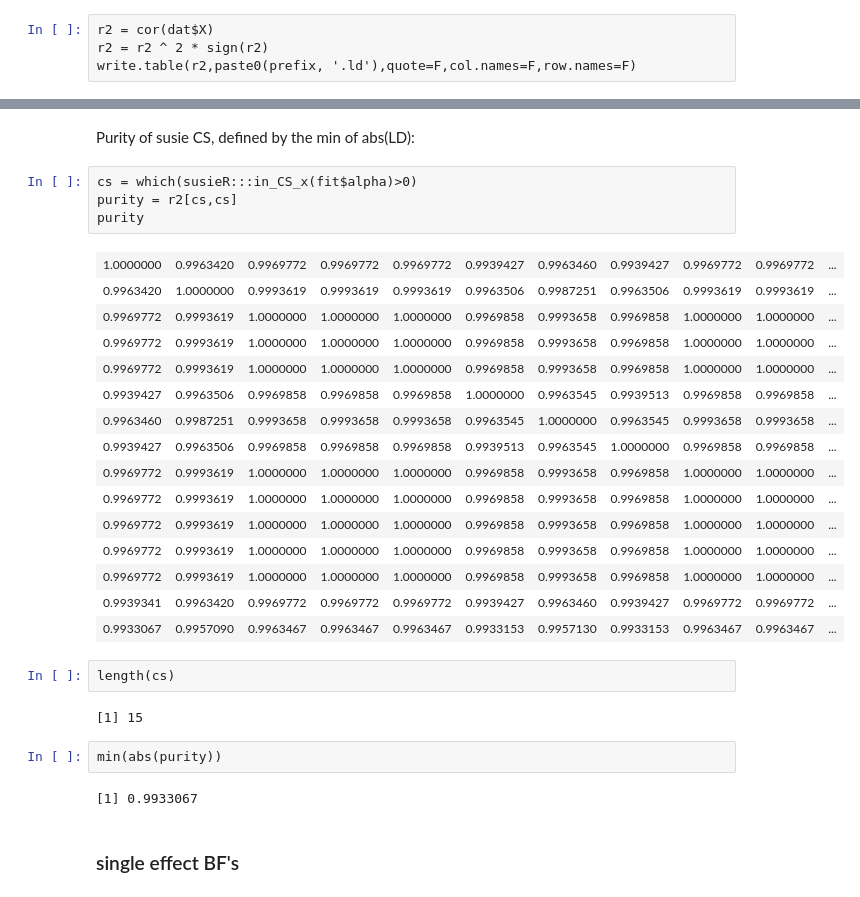
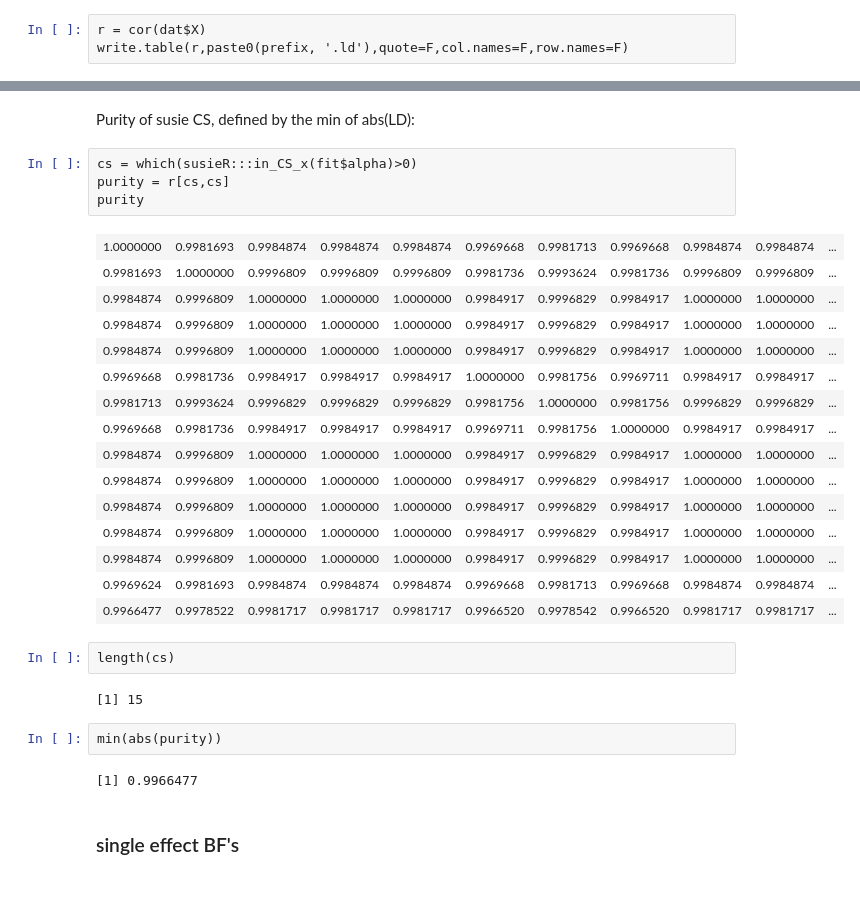
Before and after one commit to gaow/mvarbvs, a Jupyter notebook: analysis/20180601_One_Causal_CAVIAR_Exam.ipynb, the cells around one changed output, grey strips where cells are left out. Drawn from its saved outputs; the diff is of its cells as text.

```diff
--- a/analysis/20180601_One_Causal_CAVIAR_Exam.ipynb
+++ b/analysis/20180601_One_Causal_CAVIAR_Exam.ipynb
@@ -77,9 +80,8 @@ which(dat$true_coef[,1] != 0)
 # %% [markdown]
 Now output LD and summary stats for CAVIAR
 # %%
-r2 = cor(dat$X)
-r2 = r2 ^ 2 * sign(r2)
-write.table(r2,paste0(prefix, '.ld'),quote=F,col.names=F,row.names=F)
+r = cor(dat$X)
+write.table(r,paste0(prefix, '.ld'),quote=F,col.names=F,row.names=F)
 # %%
 source('modules/regression.R')
 source('modules/fit_caviar.R')
@@ -186,24 +196,24 @@ order(fit$alpha, decreasing=T)[1:15]
 Purity of susie CS, defined by the min of abs(LD):
 # %%
 cs = which(susieR:::in_CS_x(fit$alpha)>0)
-purity = r2[cs,cs]
+purity = r[cs,cs]
 purity
 # %% [output]
-| 1.0000000 | 0.9963420 | 0.9969772 | 0.9969772 | 0.9969772 | 0.9939427 | 0.9963460 | 0.9939427 | 0.9969772 | 0.9969772 | ... |
-| 0.9963420 | 1.0000000 | 0.9993619 | 0.9993619 | 0.9993619 | 0.9963506 | 0.9987251 | 0.9963506 | 0.9993619 | 0.9993619 | ... |
-| 0.9969772 | 0.9993619 | 1.0000000 | 1.0000000 | 1.0000000 | 0.9969858 | 0.9993658 | 0.9969858 | 1.0000000 | 1.0000000 | ... |
-| 0.9969772 | 0.9993619 | 1.0000000 | 1.0000000 | 1.0000000 | 0.9969858 | 0.9993658 | 0.9969858 | 1.0000000 | 1.0000000 | ... |
-| 0.9969772 | 0.9993619 | 1.0000000 | 1.0000000 | 1.0000000 | 0.9969858 | 0.9993658 | 0.9969858 | 1.0000000 | 1.0000000 | ... |
-| 0.9939427 | 0.9963506 | 0.9969858 | 0.9969858 | 0.9969858 | 1.0000000 | 0.9963545 | 0.9939513 | 0.9969858 | 0.9969858 | ... |
-| 0.9963460 | 0.9987251 | 0.9993658 | 0.9993658 | 0.9993658 | 0.9963545 | 1.0000000 | 0.9963545 | 0.9993658 | 0.9993658 | ... |
-| 0.9939427 | 0.9963506 | 0.9969858 | 0.9969858 | 0.9969858 | 0.9939513 | 0.9963545 | 1.0000000 | 0.9969858 | 0.9969858 | ... |
-| 0.9969772 | 0.9993619 | 1.0000000 | 1.0000000 | 1.0000000 | 0.9969858 | 0.9993658 | 0.9969858 | 1.0000000 | 1.0000000 | ... |
-| 0.9969772 | 0.9993619 | 1.0000000 | 1.0000000 | 1.0000000 | 0.9969858 | 0.9993658 | 0.9969858 | 1.0000000 | 1.0000000 | ... |
-| 0.9969772 | 0.9993619 | 1.0000000 | 1.0000000 | 1.0000000 | 0.9969858 | 0.9993658 | 0.9969858 | 1.0000000 | 1.0000000 | ... |
-| 0.9969772 | 0.9993619 | 1.0000000 | 1.0000000 | 1.0000000 | 0.9969858 | 0.9993658 | 0.9969858 | 1.0000000 | 1.0000000 | ... |
-| 0.9969772 | 0.9993619 | 1.0000000 | 1.0000000 | 1.0000000 | 0.9969858 | 0.9993658 | 0.9969858 | 1.0000000 | 1.0000000 | ... |
-| 0.9939341 | 0.9963420 | 0.9969772 | 0.9969772 | 0.9969772 | 0.9939427 | 0.9963460 | 0.9939427 | 0.9969772 | 0.9969772 | ... |
-| 0.9933067 | 0.9957090 | 0.9963467 | 0.9963467 | 0.9963467 | 0.9933153 | 0.9957130 | 0.9933153 | 0.9963467 | 0.9963467 | ... |
+| 1.0000000 | 0.9981693 | 0.9984874 | 0.9984874 | 0.9984874 | 0.9969668 | 0.9981713 | 0.9969668 | 0.9984874 | 0.9984874 | ... |
+| 0.9981693 | 1.0000000 | 0.9996809 | 0.9996809 | 0.9996809 | 0.9981736 | 0.9993624 | 0.9981736 | 0.9996809 | 0.9996809 | ... |
+| 0.9984874 | 0.9996809 | 1.0000000 | 1.0000000 | 1.0000000 | 0.9984917 | 0.9996829 | 0.9984917 | 1.0000000 | 1.0000000 | ... |
+| 0.9984874 | 0.9996809 | 1.0000000 | 1.0000000 | 1.0000000 | 0.9984917 | 0.9996829 | 0.9984917 | 1.0000000 | 1.0000000 | ... |
+| 0.9984874 | 0.9996809 | 1.0000000 | 1.0000000 | 1.0000000 | 0.9984917 | 0.9996829 | 0.9984917 | 1.0000000 | 1.0000000 | ... |
+| 0.9969668 | 0.9981736 | 0.9984917 | 0.9984917 | 0.9984917 | 1.0000000 | 0.9981756 | 0.9969711 | 0.9984917 | 0.9984917 | ... |
+| 0.9981713 | 0.9993624 | 0.9996829 | 0.9996829 | 0.9996829 | 0.9981756 | 1.0000000 | 0.9981756 | 0.9996829 | 0.9996829 | ... |
+| 0.9969668 | 0.9981736 | 0.9984917 | 0.9984917 | 0.9984917 | 0.9969711 | 0.9981756 | 1.0000000 | 0.9984917 | 0.9984917 | ... |
+| 0.9984874 | 0.9996809 | 1.0000000 | 1.0000000 | 1.0000000 | 0.9984917 | 0.9996829 | 0.9984917 | 1.0000000 | 1.0000000 | ... |
+| 0.9984874 | 0.9996809 | 1.0000000 | 1.0000000 | 1.0000000 | 0.9984917 | 0.9996829 | 0.9984917 | 1.0000000 | 1.0000000 | ... |
+| 0.9984874 | 0.9996809 | 1.0000000 | 1.0000000 | 1.0000000 | 0.9984917 | 0.9996829 | 0.9984917 | 1.0000000 | 1.0000000 | ... |
+| 0.9984874 | 0.9996809 | 1.0000000 | 1.0000000 | 1.0000000 | 0.9984917 | 0.9996829 | 0.9984917 | 1.0000000 | 1.0000000 | ... |
+| 0.9984874 | 0.9996809 | 1.0000000 | 1.0000000 | 1.0000000 | 0.9984917 | 0.9996829 | 0.9984917 | 1.0000000 | 1.0000000 | ... |
+| 0.9969624 | 0.9981693 | 0.9984874 | 0.9984874 | 0.9984874 | 0.9969668 | 0.9981713 | 0.9969668 | 0.9984874 | 0.9984874 | ... |
+| 0.9966477 | 0.9978522 | 0.9981717 | 0.9981717 | 0.9981717 | 0.9966520 | 0.9978542 | 0.9966520 | 0.9981717 | 0.9981717 | ... |
 # %%
 length(cs)
 # %% [output]
@@ -211,7 +221,7 @@ length(cs)
 # %%
 min(abs(purity))
 # %% [output]
-[1] 0.9933067
+[1] 0.9966477
 # %% [markdown]
 ### single effect BF's
 # %%
```
Also changed, not shown: parts of 8 cells of this notebook, 3 other files.
